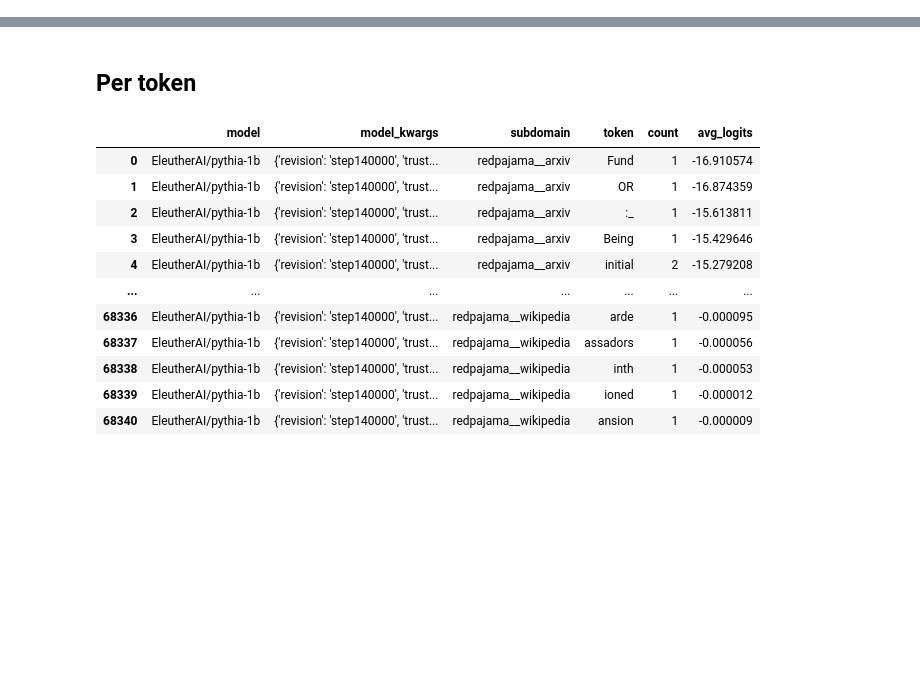
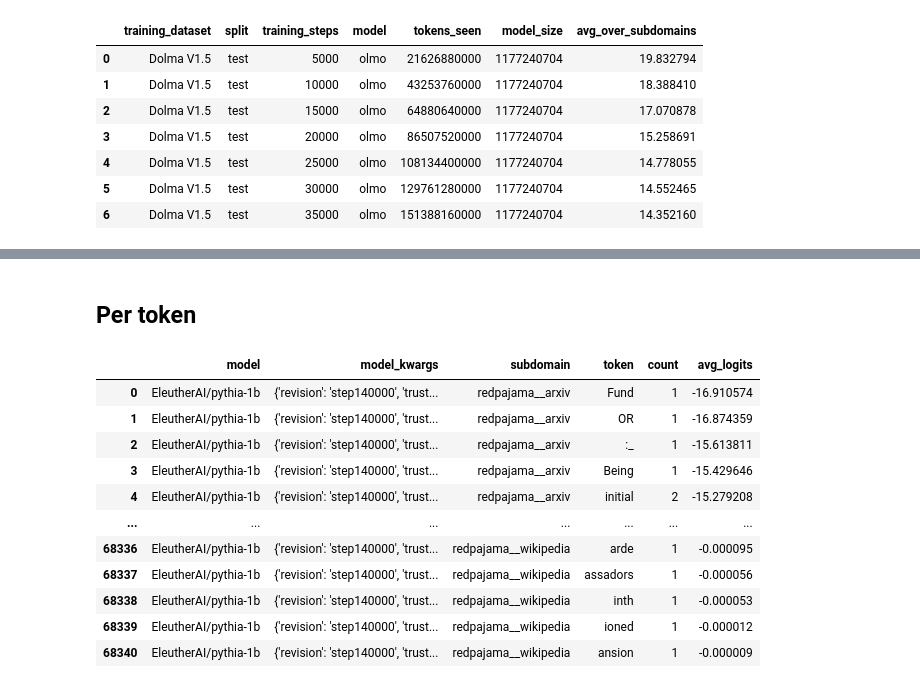
Before and after one commit to allenai/OLMo-Eval, a Jupyter notebook: notebooks/perplexity_suite_paper_visualizations.ipynb.ipynb, the cells around one changed output, grey strips where cells are left out. Saved outputs shown, nothing was run; the diff lists cells and outputs as text; code cells hidden in the pictures; blank space fills up the shorter version.

```diff
--- a/notebooks/perplexity_suite_paper_visualizations.ipynb.ipynb
+++ b/notebooks/perplexity_suite_paper_visualizations.ipynb.ipynb
@@ -238,0 +203,13 @@ ppl_token_all_domains_avg
+# %%
+model_path = os.path.join(RESULTS_DIR, "olmo/1b/olmo-small-dolma-150B-mcli-results")
+dolma_ppl_token_all_domains_avg = get_avg_over_all_subdomains(get_metric_for_all_subdomains(model_path, os.listdir(model_path), 'ppl_token', domains_without_subdomains))
+dolma_ppl_token_all_domains_avg
+# %% [output]
+|  | training_dataset | split | training_steps | model | tokens_seen | model_size | avg_over_subdomains |
+| 0 | Dolma V1.5 | test | 5000 | olmo | 21626880000 | 1177240704 | 19.832794 |
+| 1 | Dolma V1.5 | test | 10000 | olmo | 43253760000 | 1177240704 | 18.388410 |
+| 2 | Dolma V1.5 | test | 15000 | olmo | 64880640000 | 1177240704 | 17.070878 |
+| 3 | Dolma V1.5 | test | 20000 | olmo | 86507520000 | 1177240704 | 15.258691 |
+| 4 | Dolma V1.5 | test | 25000 | olmo | 108134400000 | 1177240704 | 14.778055 |
+| 5 | Dolma V1.5 | test | 30000 | olmo | 129761280000 | 1177240704 | 14.552465 |
+| 6 | Dolma V1.5 | test | 35000 | olmo | 151388160000 | 1177240704 | 14.352160 |
```
Also changed, not shown: parts of 8 cells of this notebook.
